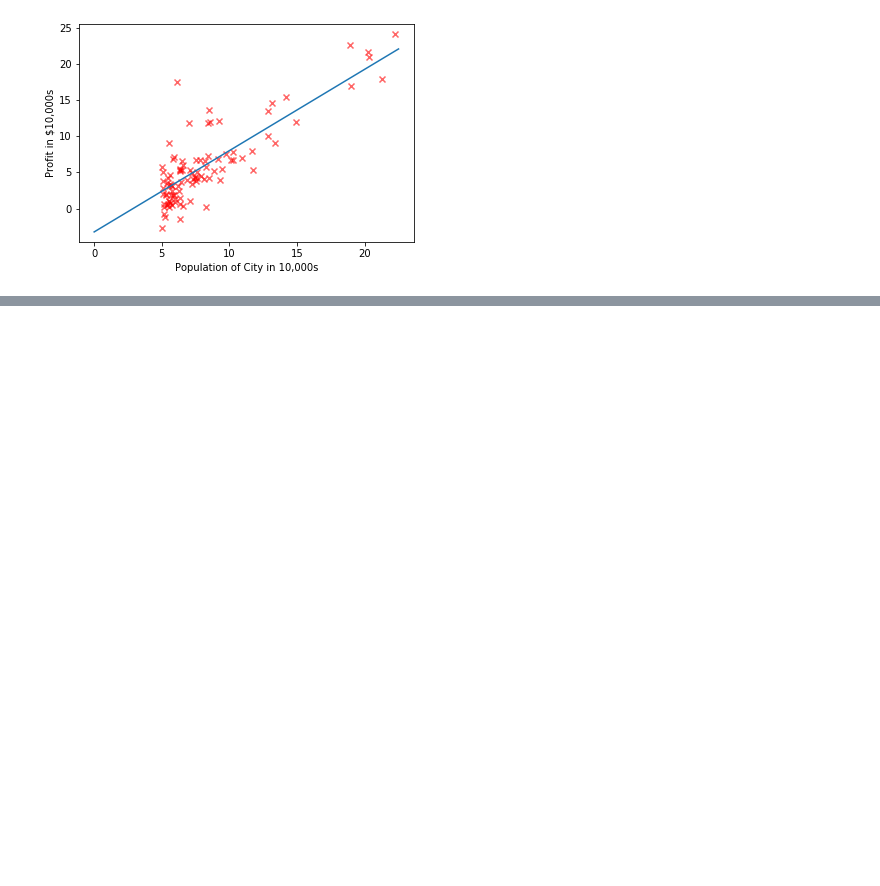
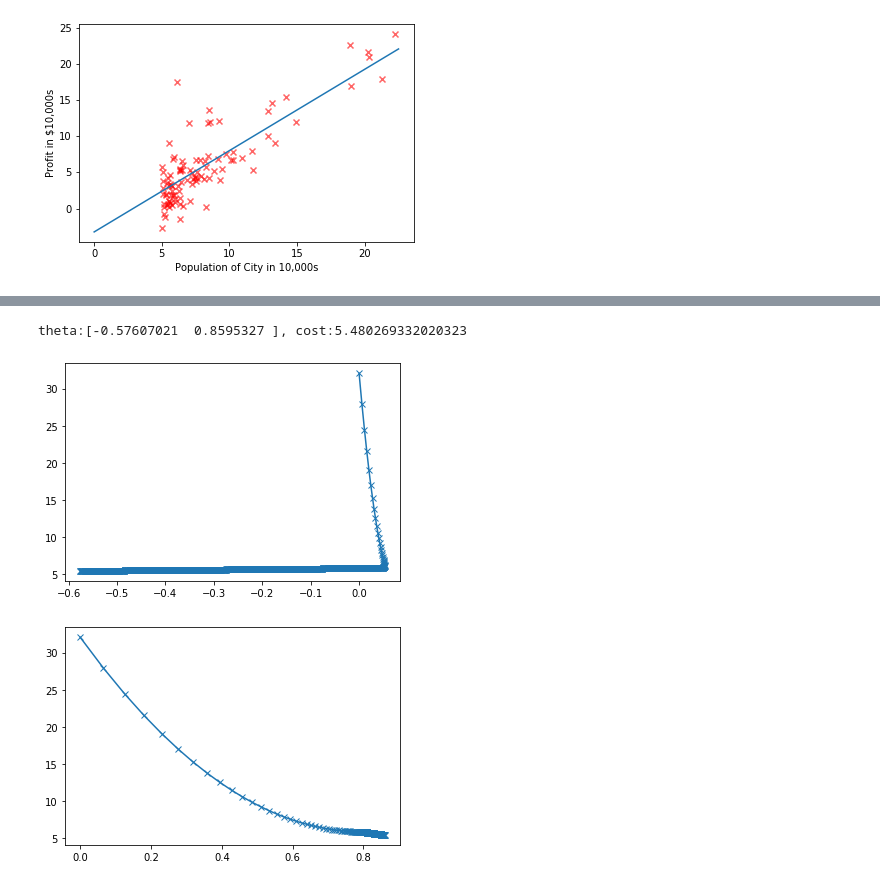
Before and after one commit to macwong/MachineLearning, a Jupyter notebook: Coursera Machine Learning/Week 2/Week 2.ipynb, the cells around one changed output, grey strips where cells are left out. Drawn from its saved outputs; the diff is of its cells as text; code cells hidden in the pictures; blank space fills up the shorter version.

```diff
--- a/Coursera Machine Learning/Week 2/Week 2.ipynb
+++ b/Coursera Machine Learning/Week 2/Week 2.ipynb
@@ -245,0 +262,6 @@ plt.show()
+# %%
+plot_cost(data, 0.001)
+# %% [output]
+theta:[-0.57607021  0.8595327 ], cost:5.480269332020323
+[figure, added]
+[figure, added]
```
Also changed, not shown: parts of 6 cells of this notebook.
